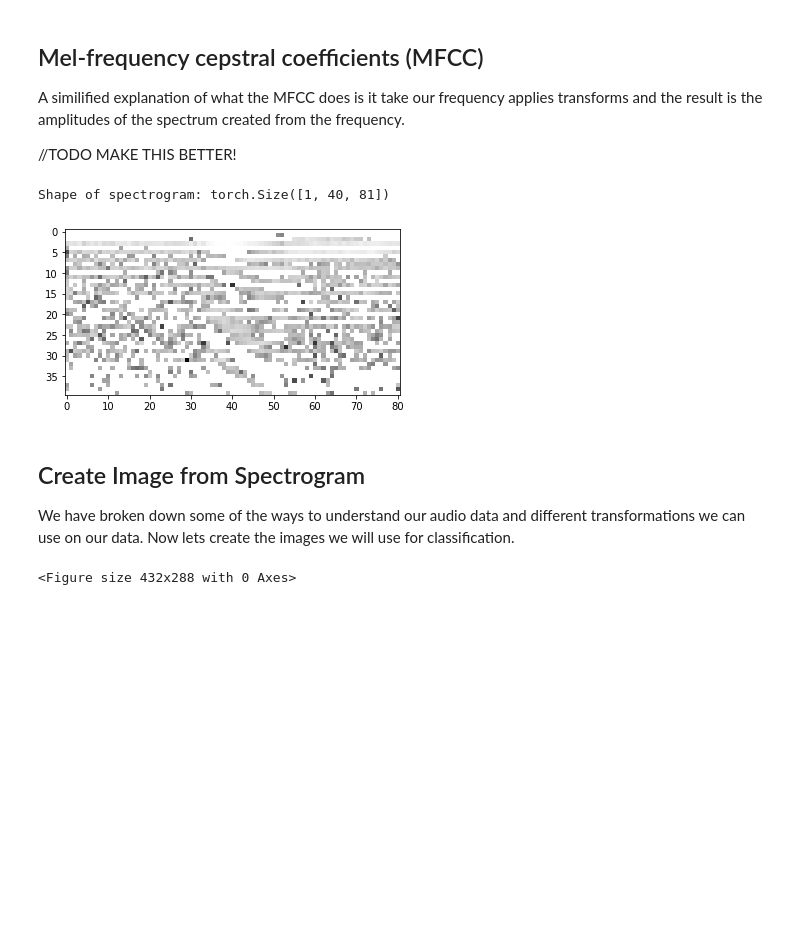
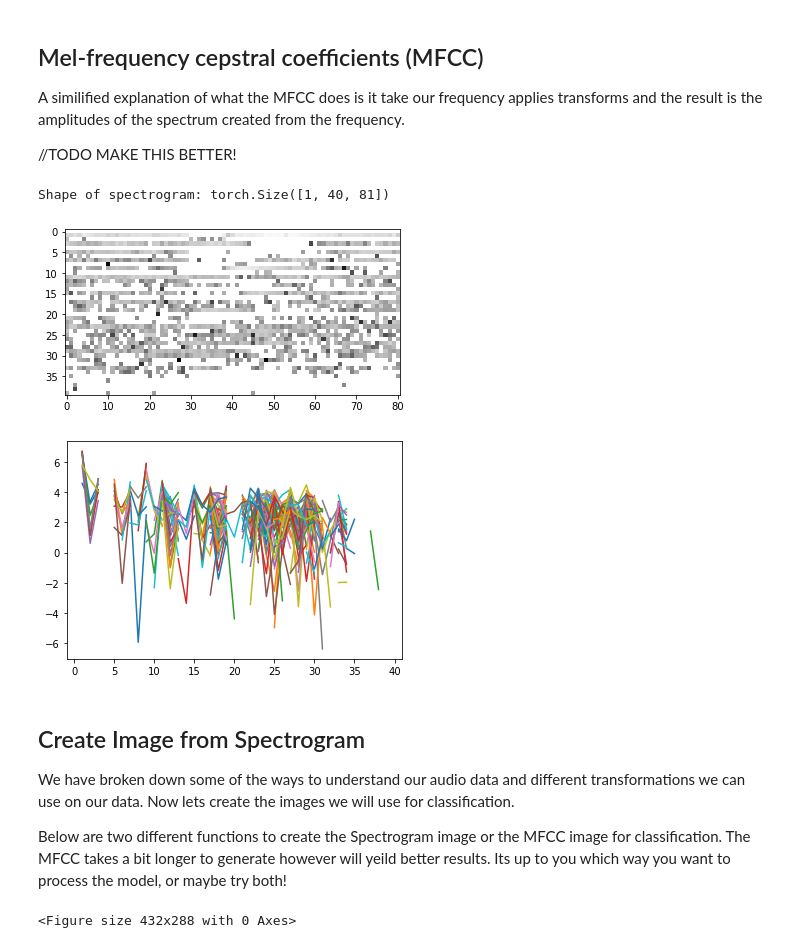
Before and after one commit to aiadvocates/pytorchfundamentals, a Jupyter notebook: 4_audio/includes/3-visualizations-transforms.ipynb, the cells around one changed output. Drawn from its saved outputs; the diff is of its cells as text; code cells hidden in the pictures; blank space fills up the shorter version.

Commit message:
more work on audio model

```diff
--- a/4_audio/includes/3-visualizations-transforms.ipynb
+++ b/4_audio/includes/3-visualizations-transforms.ipynb
@@ -172,15 +172,22 @@ def show_mfcc(waveform,sample_rate):
     print("Shape of spectrogram: {}".format(mfcc_spectrogram.size()))
 
     plt.figure()
+    fig1 = plt.gcf()
     plt.imshow(mfcc_spectrogram.log2()[0,:,:].numpy(), cmap='gray')
-    #plt.imsave(f'test/mfcc_img.png', mfcc_spectrogram.log2()[0,:,:].numpy(), cmap='gray')
+
+    plt.figure()
+    plt.plot(mfcc_spectrogram.log2()[0,:,:].numpy())
+    plt.draw()
-# %%
-show_mfcc(yes_waveform, yes_sample_rate)
-# %% [output]
-Shape of spectrogram: torch.Size([1, 40, 81])
-[figure, removed]
+# %%
+show_mfcc(no_waveform,  no_sample_rate)
+# %% [output]
+Shape of spectrogram: torch.Size([1, 40, 81])
+[figure, added]
+[figure, added]
 # %% [markdown]
 ## Create Image from Spectrogram
 
 We have broken down some of the ways to understand our audio data and different transformations we can use on our data. Now lets create the images we will use for classification.
+
+Below are two different functions to create the Spectrogram image or the MFCC image for classification. The MFCC takes a bit longer to generate however will yeild better results. Its up to you which way you want to process the model, or maybe try both!
 # %%
```
Also changed, not shown: parts of 7 cells of this notebook, 2 other files.
